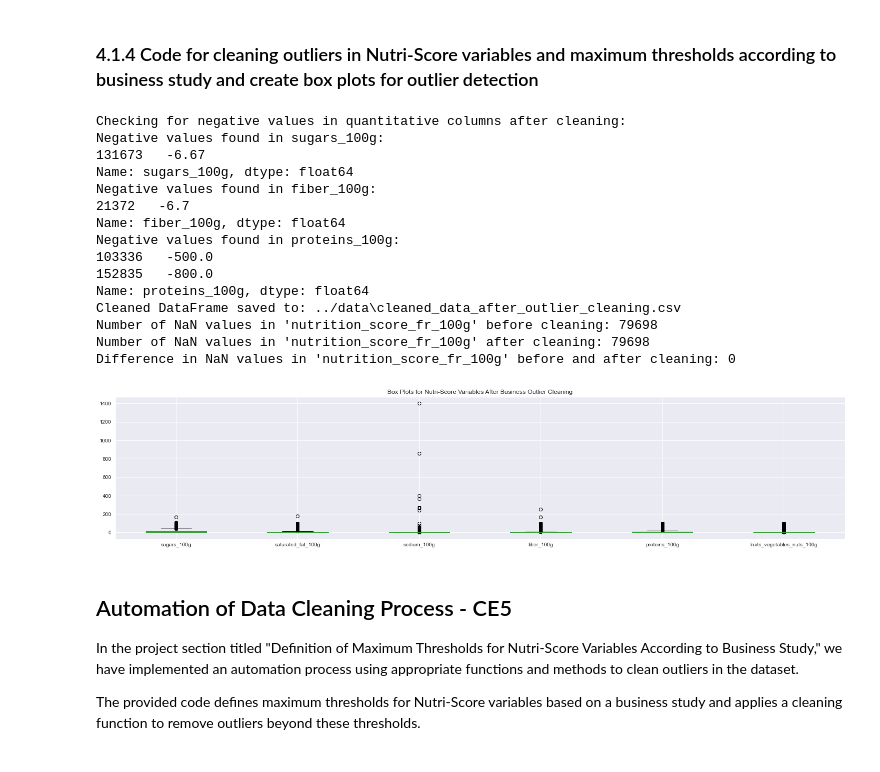
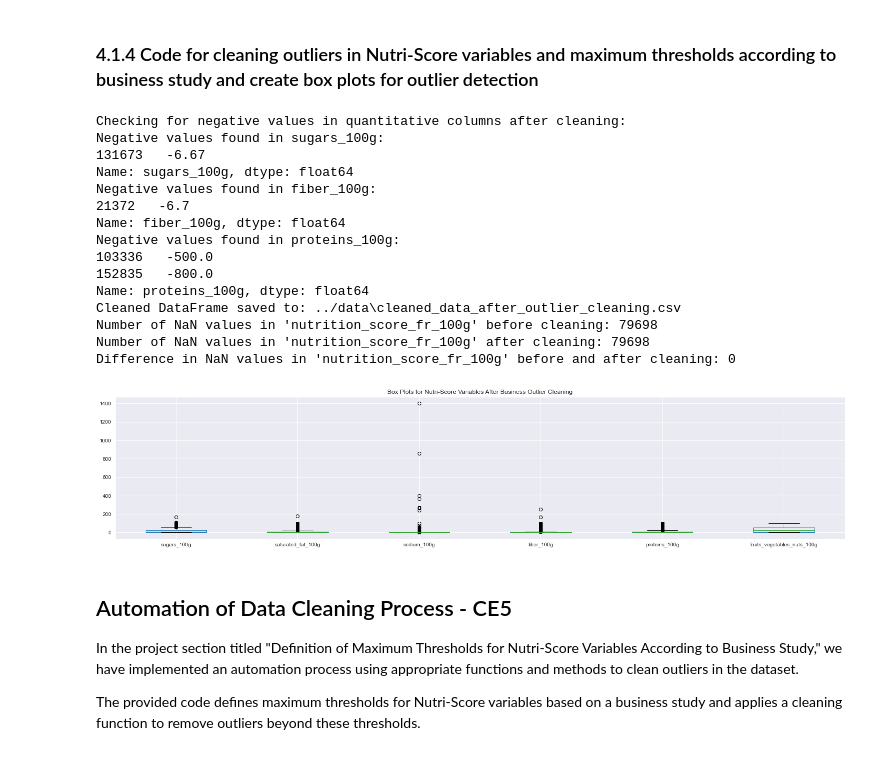
Before and after one commit to preudh/OC_IA_P3_Prepare_data_for_a_public_health_organization, a Jupyter notebook: notebooks/openfoodfacts-data-analysis.ipynb, the cells around one changed output. Cells and saved outputs as stored; diff of their text form; code cells hidden in the pictures.

```diff
--- a/notebooks/openfoodfacts-data-analysis.ipynb
+++ b/notebooks/openfoodfacts-data-analysis.ipynb
@@ -1840,15 +1840,6 @@ quantitative_columns = [
 for col in quantitative_columns:
     transformed_data[col] = pd.to_numeric(transformed_data[col], errors='coerce')
 
-# Replace NaNs and empty strings in quantitative columns with zeros except for 'nutrition_score_fr_100g'
-for col in quantitative_columns:
-    if col != 'nutrition_score_fr_100g':
-        transformed_data[col] = transformed_data[col].replace('', 0).fillna(0)
-
-# Function to clean outliers with upper thresholds
-def clean_outliers(df, column, upper_threshold):
-    df.loc[:, column] = df[column].clip(lower=0, upper=upper_threshold)
-    return df
 
 # Thresholds for outlier cleaning
 thresholds = {
@@ -1912,34 +1903,34 @@ nutri_score_columns = [
     'sugars_100g', 'saturated_fat_100g',
     'sodium_100g', 'fiber_100g', 'proteins_100g',
     'fruits_vegetables_nuts_100g'
 ]
 
 # Create boxplots for the specified Nutri-Score columns
 plt.figure(figsize=(25, 5))
 cleaned_data[nutri_score_columns].boxplot()
 
 # Set the title for the boxplots
 plt.title('Box Plots for Nutri-Score Variables After Business Outlier Cleaning')
 
 # Show the plot
 plt.show()
 # %% [output]
 Checking for negative values in quantitative columns after cleaning:
 Negative values found in sugars_100g:
 131673   -6.67
 Name: sugars_100g, dtype: float64
 Negative values found in fiber_100g:
 21372   -6.7
 Name: fiber_100g, dtype: float64
 Negative values found in proteins_100g:
 103336   -500.0
 152835   -800.0
 Name: proteins_100g, dtype: float64
 Cleaned DataFrame saved to: ../data\cleaned_data_after_outlier_cleaning.csv
 Number of NaN values in 'nutrition_score_fr_100g' before cleaning: 79698
 Number of NaN values in 'nutrition_score_fr_100g' after cleaning: 79698
 Difference in NaN values in 'nutrition_score_fr_100g' before and after cleaning: 0
-[figure, old version]
+[figure, new version]
 # %% [markdown]
 ## Automation of Data Cleaning Process - CE5
 
```
Also changed, not shown: parts of 28 cells of this notebook.
